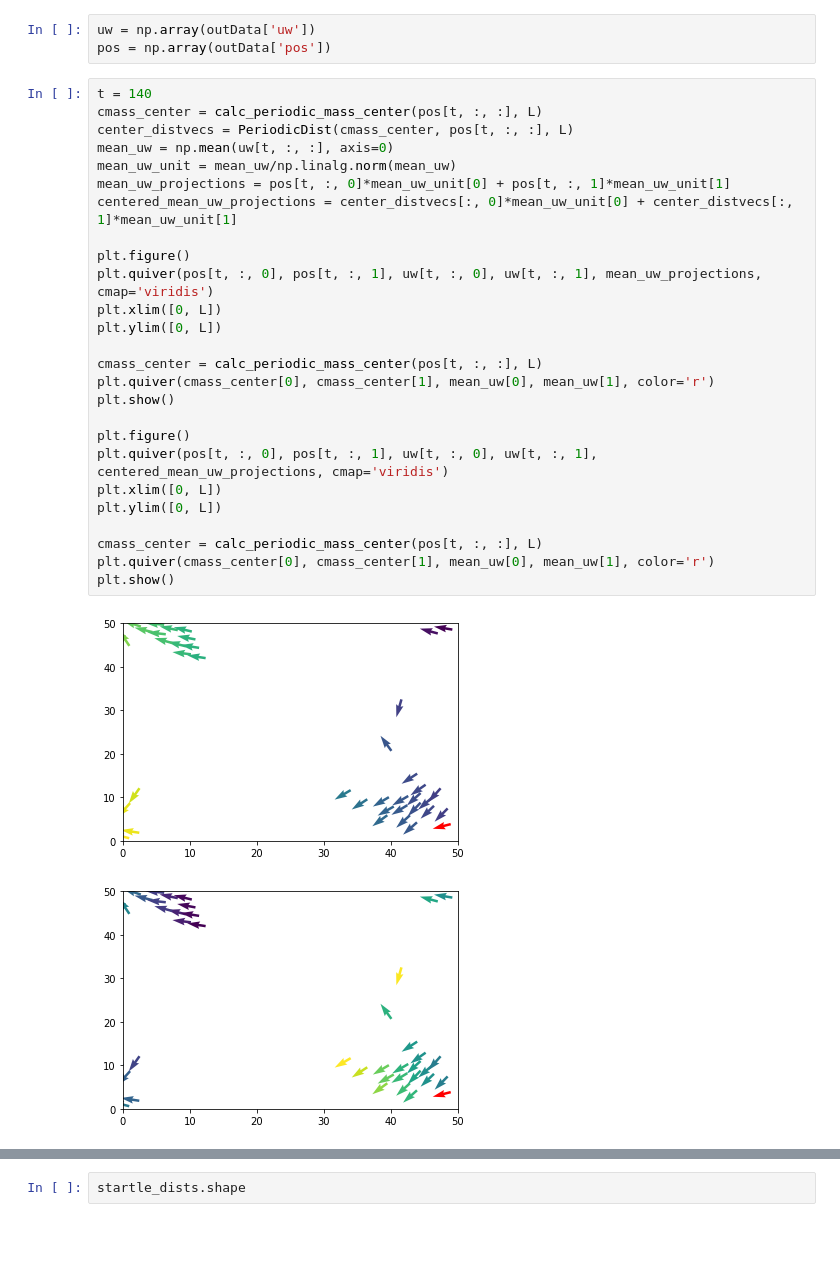
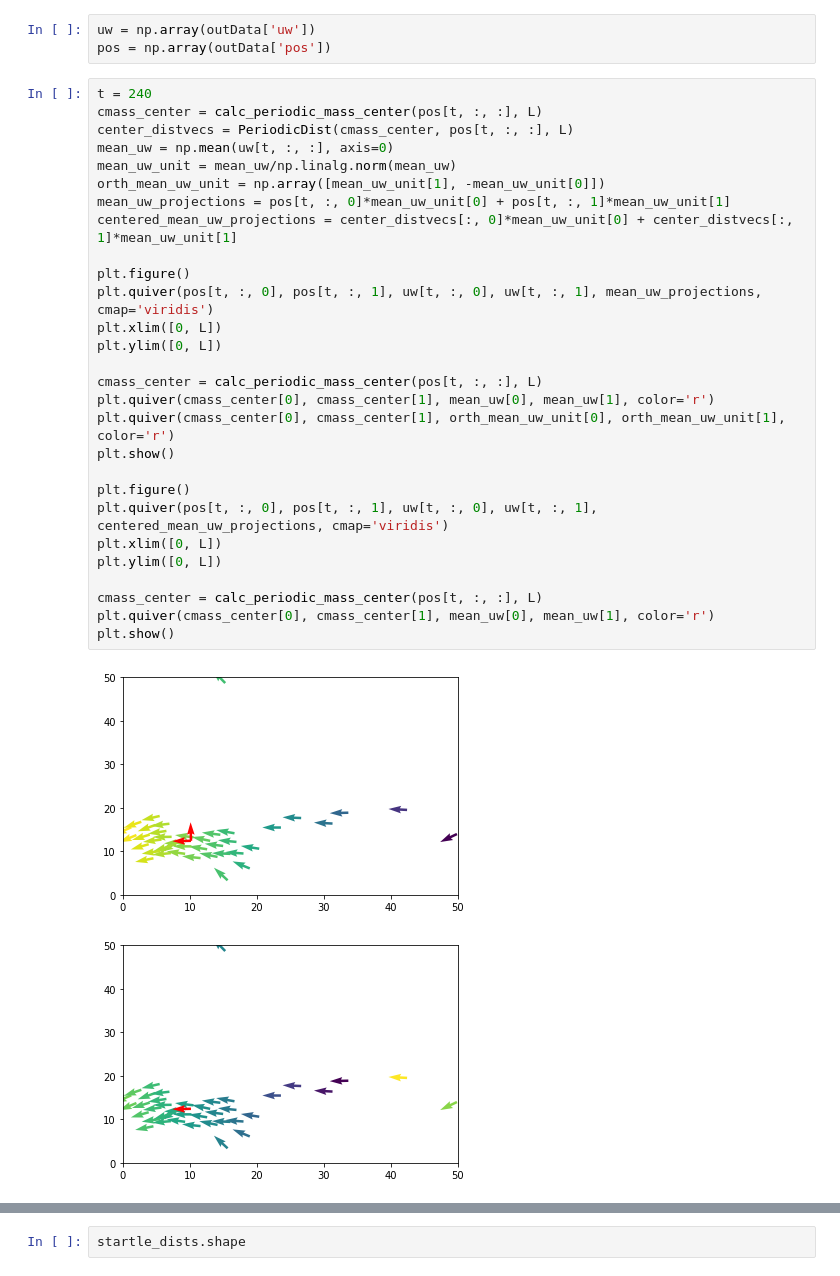
Before and after one commit to awakenting/master-thesis, a Jupyter notebook: code/school_startles_spatial_analysis.ipynb, the cells around one changed output, grey strips where cells are left out. Saved outputs shown, nothing was run; the diff lists cells and outputs as text; blank space fills up the shorter version.

```diff
--- a/code/school_startles_spatial_analysis.ipynb
+++ b/code/school_startles_spatial_analysis.ipynb
@@ -268,31 +301,33 @@ plt.show()
 uw = np.array(outData['uw'])
 pos = np.array(outData['pos'])
 # %%
-t = 140
+t = 240
 cmass_center = calc_periodic_mass_center(pos[t, :, :], L)
 center_distvecs = PeriodicDist(cmass_center, pos[t, :, :], L)
 mean_uw = np.mean(uw[t, :, :], axis=0)
 mean_uw_unit = mean_uw/np.linalg.norm(mean_uw)
+orth_mean_uw_unit = np.array([mean_uw_unit[1], -mean_uw_unit[0]])
 mean_uw_projections = pos[t, :, 0]*mean_uw_unit[0] + pos[t, :, 1]*mean_uw_unit[1]
 centered_mean_uw_projections = center_distvecs[:, 0]*mean_uw_unit[0] + center_distvecs[:, 1]*mean_uw_unit[1]
 
 plt.figure()
 plt.quiver(pos[t, :, 0], pos[t, :, 1], uw[t, :, 0], uw[t, :, 1], mean_uw_projections, cmap='viridis')
 plt.xlim([0, L])
 plt.ylim([0, L])
 
 cmass_center = calc_periodic_mass_center(pos[t, :, :], L)
 plt.quiver(cmass_center[0], cmass_center[1], mean_uw[0], mean_uw[1], color='r')
+plt.quiver(cmass_center[0], cmass_center[1], orth_mean_uw_unit[0], orth_mean_uw_unit[1], color='r')
 plt.show()
 
 plt.figure()
 plt.quiver(pos[t, :, 0], pos[t, :, 1], uw[t, :, 0], uw[t, :, 1], centered_mean_uw_projections, cmap='viridis')
 plt.xlim([0, L])
 plt.ylim([0, L])
 
 cmass_center = calc_periodic_mass_center(pos[t, :, :], L)
 plt.quiver(cmass_center[0], cmass_center[1], mean_uw[0], mean_uw[1], color='r')
 plt.show()
 # %% [output]
-[figure, old version]
+[figure, new version]
-[figure, old version]
+[figure, new version]
```
Also changed, not shown: parts of 5 cells of this notebook.
